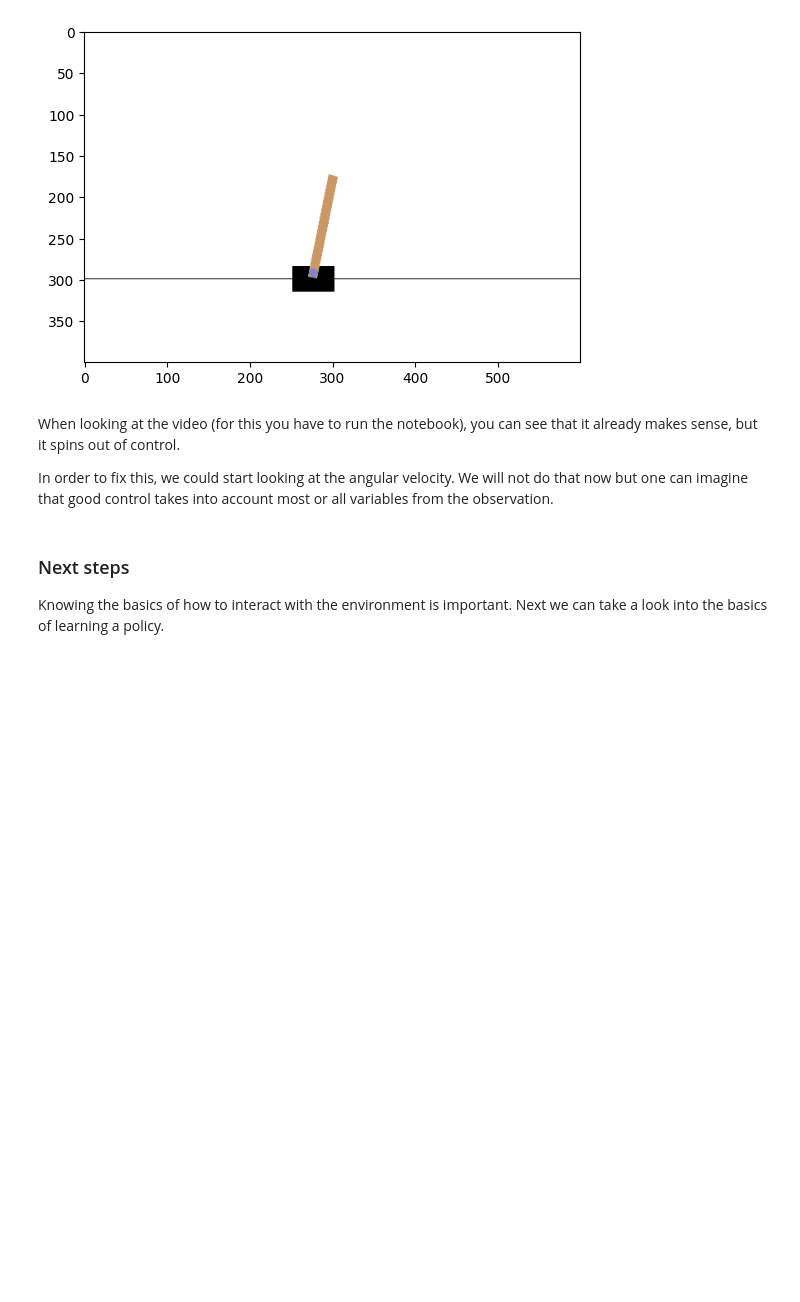
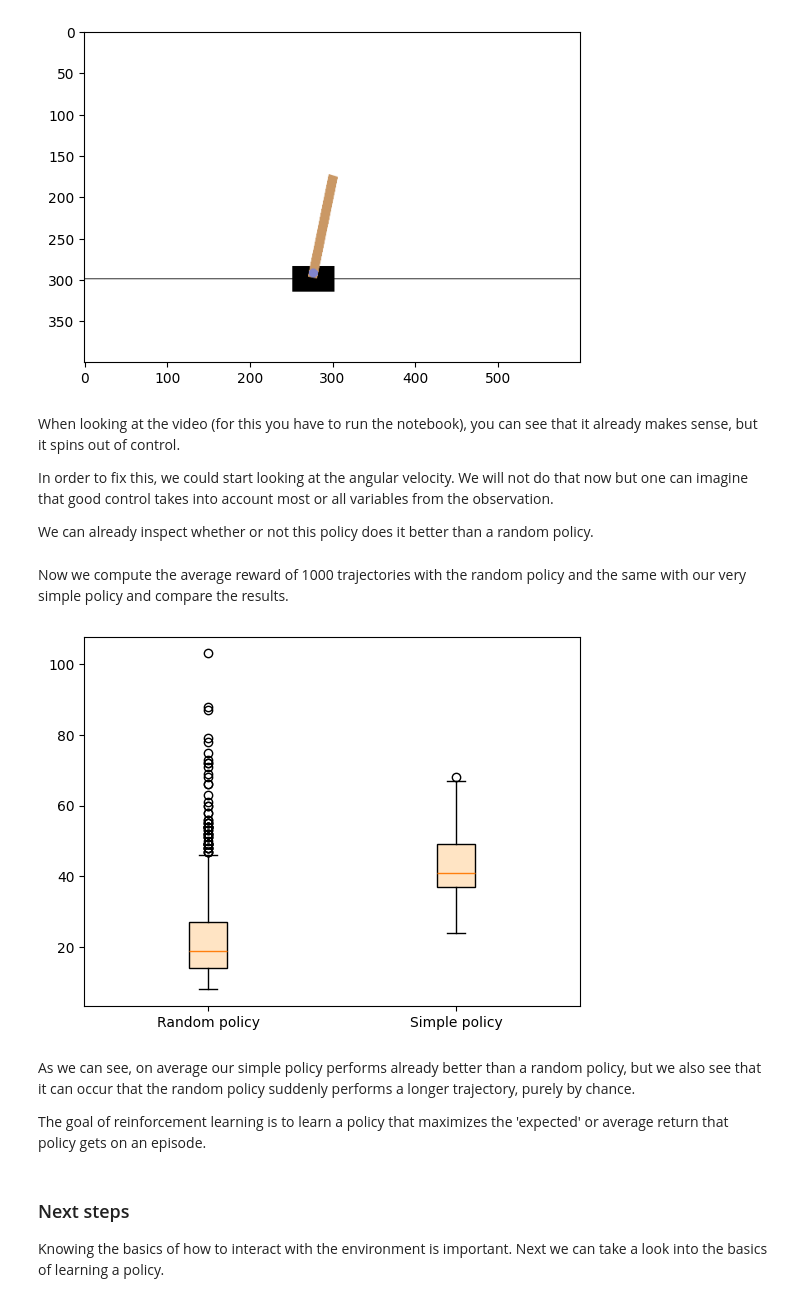
Before and after one commit to Swopper050/understanding-rl, a Jupyter notebook: notebooks/01. environment_basics.ipynb, the cells around one changed output. Cells and saved outputs as stored; diff of their text form; code cells hidden in the pictures; blank space fills up the shorter version.

```diff
--- a/notebooks/01. environment_basics.ipynb
+++ b/notebooks/01. environment_basics.ipynb
@@ -171,6 +171,41 @@ Truncated: False
 When looking at the video (for this you have to run the notebook), you can see that it already makes sense, but it spins out of control.
 
 In order to fix this, we could start looking at the angular velocity. We will not do that now but one can imagine that good control takes into account most or all variables from the observation.
+
+We can already inspect whether or not this policy does it better than a random policy.
+# %%
+def random_policy(observation):
+    return 0 if np.random.uniform() < 0.5 else 1
+# %%
+def run_trajectory(env, policy):
+    """ Runs a single trajectory using the given policy and returns the return of that trajectory. """
+    observation, info = env.reset()
+    trajectory_return = 0
+
+    done = False
+    while not done:
+        action = policy(observation)
+        observation, reward, terminated, truncated, info = env.step(action)
+
+        done = terminated or truncated
+        trajectory_return += reward
+
+    return trajectory_return
+# %% [markdown]
+Now we compute the average reward of 1000 trajectories with the random policy and the same with our very simple policy and compare the results.
+# %%
+random_policy_returns = [run_trajectory(env, random_policy) for _ in range(1000)]
+simple_policy_returns = [run_trajectory(env, cartpole_policy) for _ in range(1000)]
+
+data = np.stack([random_policy_returns, simple_policy_returns], axis=1)
+plt.boxplot(data, tick_labels=["Random policy", "Simple policy"], patch_artist=True, boxprops={'facecolor': 'bisque'})
+plt.show()
+# %% [output]
+[figure, added]
+# %% [markdown]
+As we can see, on average our simple policy performs already better than a random policy, but we also see that it can occur that the random policy suddenly performs a longer trajectory, purely by chance.
+
+The goal of reinforcement learning is to learn a policy that maximizes the 'expected' or average return that policy gets on an episode.
 # %% [markdown]
 ### Next steps
 
```
